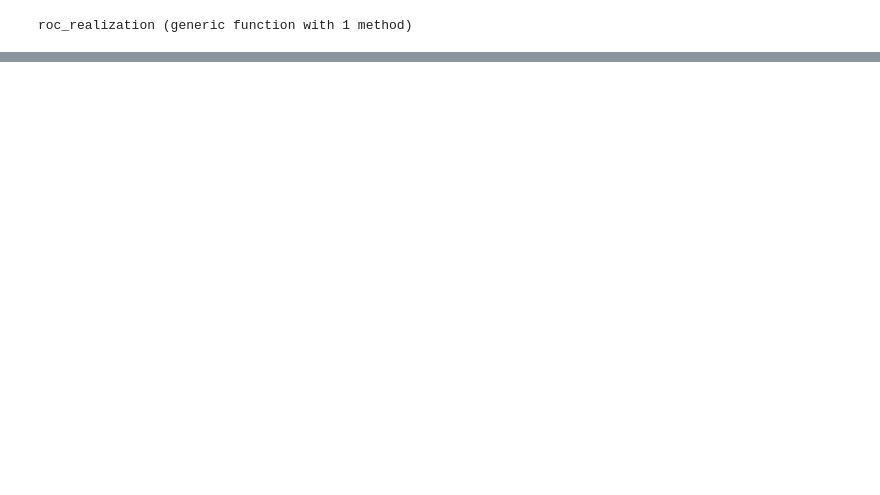
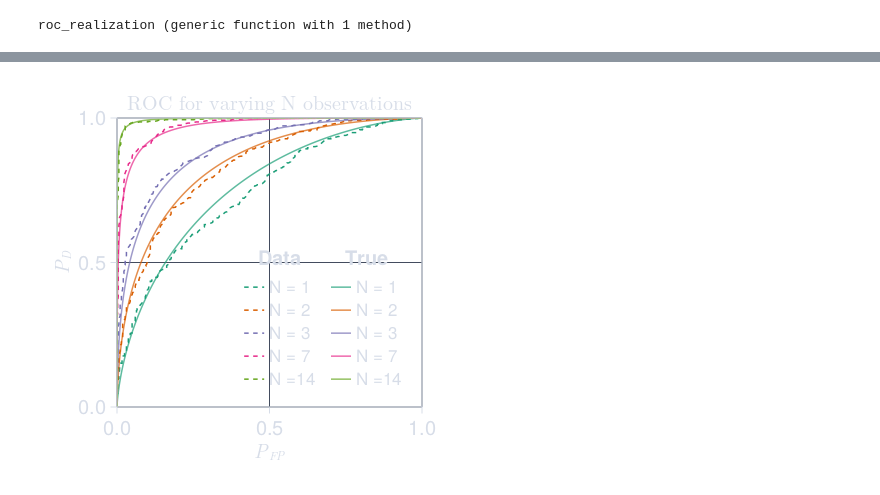
Before and after one commit to simonabj/Studies, a Jupyter notebook: IN5340/Project4/code2.ipynb, the cells around one changed output, grey strips where cells are left out. Saved outputs shown, nothing was run; the diff lists cells and outputs as text; code cells hidden in the pictures; blank space fills up the shorter version.

```diff
--- a/IN5340/Project4/code2.ipynb
+++ b/IN5340/Project4/code2.ipynb
@@ -162,0 +214,57 @@ F
+# %%
+θ = σ = 5
+fn = Normal(0, σ); fs = Normal(θ, σ)
+nData = 1000
+signal = θ*(randn(nData, 1) .>= 0)
+
+function make_observations(signal, noise_pdf, N)
+    S = repeat(signal, 1, N)
+    X = S .+ rand(noise_pdf, size(S))
+    return X
+end
+
+function mean_detector(observations, threshold)
+    return mean(observations, dims=2) .>= threshold
+end
+
+X = make_observations(signal, multi_fn, 4)
+mean_detector(X, 0.2)
+
+βs = range(20,-20, 1000)
+
+F = Figure(backgroundcolor=:transparent, resolution=(400, 400))
+ax = Axis(F[1,1], title=L"\text{ROC for varying N observations}", xlabel=L"P_{FP}", ylabel=L"P_{D}")
+xlims!(0,1);ylims!(0,1)
+
+data_lines = Vector{Lines}(undef, 5)
+true_lines = Vector{Lines}(undef, 5)
+N = [1,2,3,7,14]
+for (i,n) in enumerate(N)
+    noise_pdf, signal_pdf = mean_multi_cfar(fn, fs, n)
+
+    X = make_observations(signal, fn, n)
+
+    detector = map(β -> mean_detector(X, β), βs)
+
+    TPR_data = map(result -> mean(result[signal .> 0.5θ]), detector)
+    TFP_data = map(result -> mean(result[signal .< 0.5θ]), detector);
+
+    l1 = lines!(TFP_data, TPR_data, linestyle=:dash)
+
+    TPR_true,TFP_true = ccdf.(signal_pdf,βs), ccdf.(noise_pdf,βs)
+    l2 = lines!(TFP_true, TPR_true, color=(l1.color, 0.7))
+    data_lines[i] = l1
+    true_lines[i] = l2
+end
+
+axislegend(ax,
+    [data_lines, true_lines],
+    [["N =$(sprintf1("%2d", n))" for n=N] for i = 1:2],
+    ["Data", "True"],
+    position=:rb, labelsize=17, nbanks=5,
+    orientation = :horizontal
+)
+save("g.pdf", F)
+F
+# %% [output]
+[figure, added]
```
Also changed, not shown: parts of 6 cells of this notebook, 12 other files.
